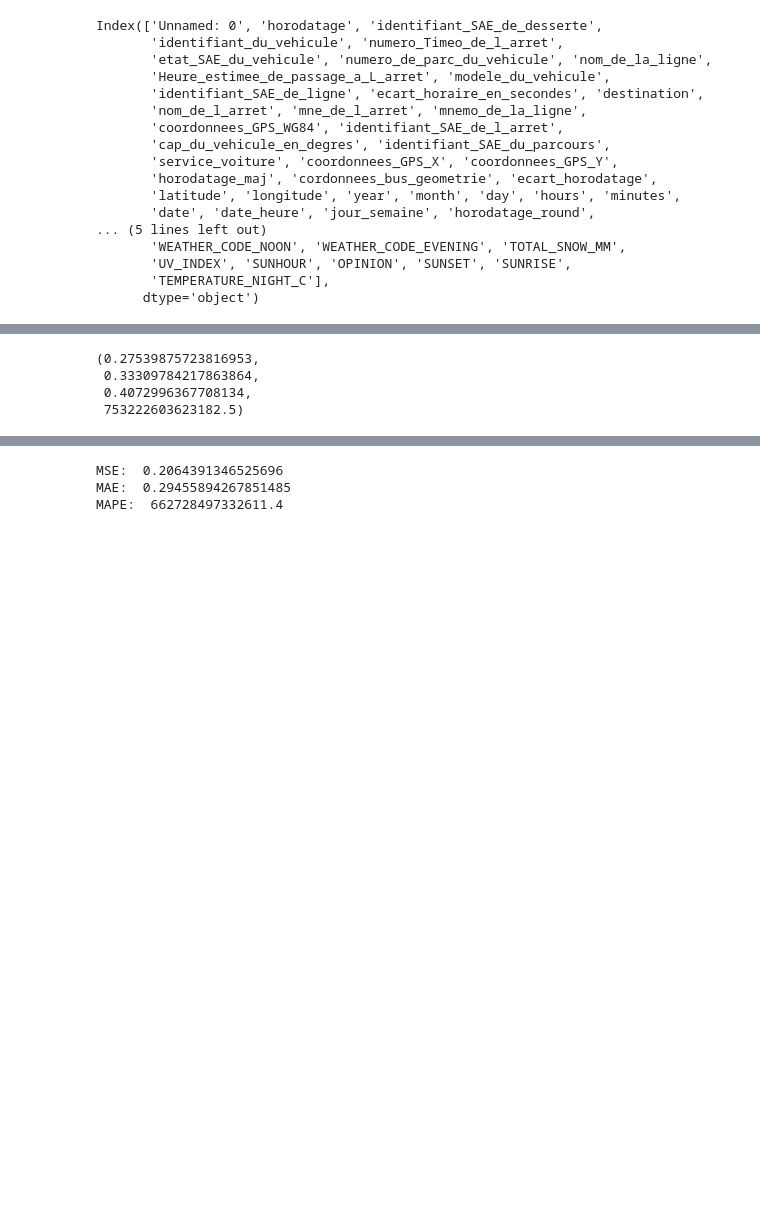
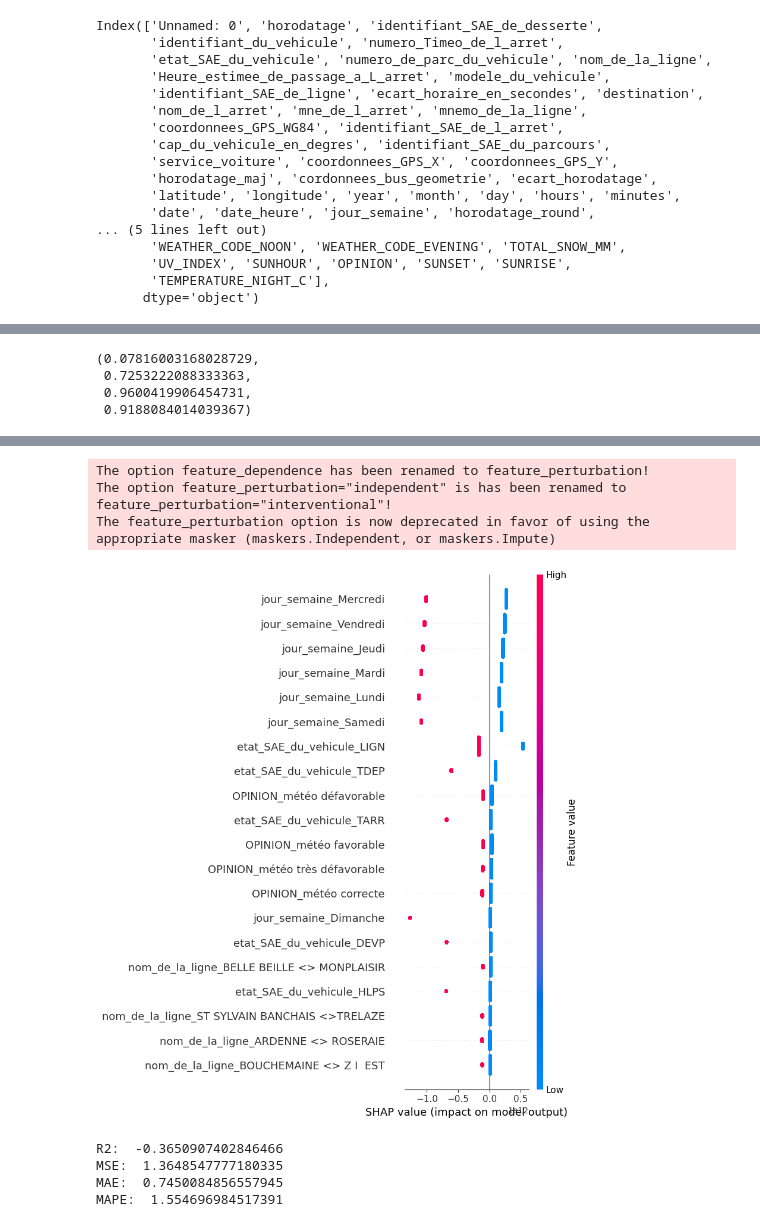
Before and after one commit to ClovisDel/qualite_trafic_tram_bus_angers, a Jupyter notebook: 3.ML_Clovis.ipynb, the cells around one changed output, grey strips where cells are left out. Drawn from its saved outputs; the diff is of its cells as text; code cells hidden in the pictures; blank space fills up the shorter version.

```diff
--- a/3.ML_Clovis.ipynb
+++ b/3.ML_Clovis.ipynb
@@ -119,17 +159,24 @@ y = df_pred['ecart_horaire_en_secondes']
 # %%
 from sklearn.linear_model import LinearRegression
+from sklearn.model_selection import KFold
 from sklearn.metrics import r2_score, mean_absolute_error, mean_squared_error, mean_absolute_percentage_error
 import numpy as np
-
-
 lr= LinearRegression()
 
 lr.fit(X_train, y_train)
-ypred = lr.predict(X_test)
+y_pred = lr.predict(X_test)
 
-r2_score(y_test, ypred), mean_absolute_error(y_test, ypred), np.sqrt(mean_squared_error(y_test, ypred)), mean_absolute_percentage_error(y_test, ypred)
+r2_score(y_test, y_pred), mean_absolute_error(y_test, y_pred), np.sqrt(mean_squared_error(y_test, y_pred)), mean_absolute_percentage_error(y_test, y_pred)
 # %% [output]
-(0.27539875723816953,
- 0.33309784217863864,
- 0.4072996367708134,
- 753222603623182.5)
+(0.07816003168028729,
+ 0.7253222088333363,
+ 0.9600419906454731,
+ 0.9188084014039367)
+# %%
+# shap for lr with feature names
+import shap
+shap.initjs()
+explainer = shap.LinearExplainer(lr, X_train, feature_dependence="independent")
+shap_values = explainer.shap_values(X_test)
+shap.summary_plot(shap_values, X_test, feature_names=df_pred.drop(columns=['ecart_horaire_en_secondes']).columns)
+# %% [output]
@@ -136,3 +184,7 @@ r2_score(y_test, ypred), mean_absolute_error(y_test, ypred), np.sqrt(mean_square
+The option feature_dependence has been renamed to feature_perturbation!
+The option feature_perturbation="independent" is has been renamed to feature_perturbation="interventional"!
+The feature_perturbation option is now deprecated in favor of using the appropriate masker (maskers.Independent, or maskers.Impute)
+[figure, added]
 # %%
 # decision tree regressor
 from sklearn.tree import DecisionTreeRegressor
@@ -142,15 +194,15 @@ clf.fit(X_train, y_train)
 
 y_pred = clf.predict(X_test)
 # %%
-from sklearn.metrics import mean_squared_error, mean_absolute_error, mean_absolute_percentage_error
-
+print("R2: ", r2_score(y_test, y_pred))
 print("MSE: ", mean_squared_error(y_test, y_pred))
 print("MAE: ", mean_absolute_error(y_test, y_pred))
 print("MAPE: ", mean_absolute_percentage_error(y_test, y_pred))
 # %% [output]
-MSE:  0.2064391346525696
-MAE:  0.29455894267851485
-MAPE:  662728497332611.4
+R2:  -0.3650907402846466
+MSE:  1.3648547777180335
+MAE:  0.7450084856557945
+MAPE:  1.554696984517391
 # %%
 # decision tree regressor
 from sklearn.ensemble import RandomForestRegressor
```
Also changed, not shown: parts of 14 cells of this notebook.
